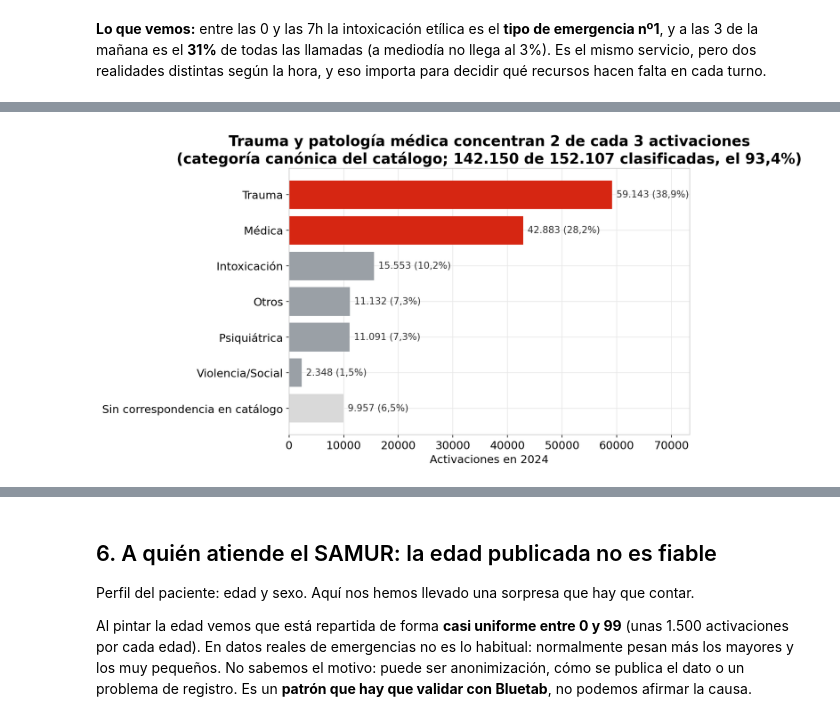
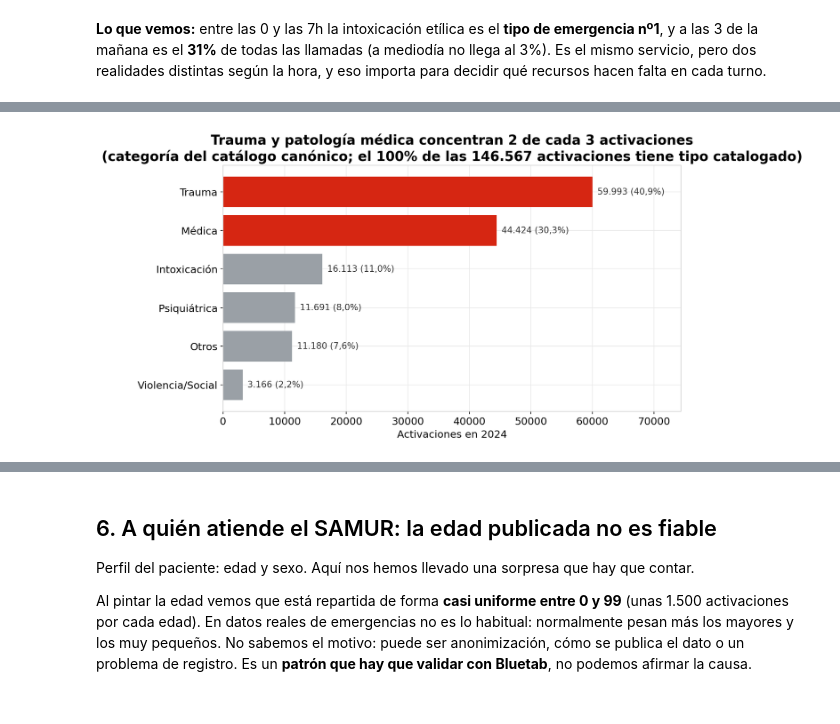
Before and after one commit to PabloCarreras7/Project-UC3M, a Jupyter notebook: data_viz/analisis_socioeconomico_distritos_y_activaciones.ipynb, the cells around one changed output, grey strips where cells are left out. Cells and saved outputs as stored; diff of their text form; code cells hidden in the pictures.

Commit message:
Adaptación del 1.3 a la nueva limpieza de activaciones

```diff
--- a/data_viz/analisis_socioeconomico_distritos_y_activaciones.ipynb
+++ b/data_viz/analisis_socioeconomico_distritos_y_activaciones.ipynb
@@ -272,25 +221,24 @@ La prioridad del evento coincide con la prioridad base del tipo en el 38.0% de l
 # %%
 total = len(act)
 por_cat = act['categoria_correcta'].value_counts()
-etiquetas = list(por_cat.index) + ['Sin correspondencia en catálogo']
-valores = list(por_cat.values) + [int((~clasificada).sum())]
-colores = [ROJO if e in ('Trauma', 'Médica') else ('#d9d9d9' if e.startswith('Sin') else GRIS)
-           for e in etiquetas]
+etiquetas = list(por_cat.index)
+valores = list(por_cat.values)
+colores = [ROJO if e in ('Trauma', 'Médica') else GRIS for e in etiquetas]
 
 fig, ax = plt.subplots(figsize=(10, 5.8))
 ax.barh(range(len(etiquetas)), valores[::-1], color=colores[::-1])
 ax.set_yticks(range(len(etiquetas)))
-ax.set_yticklabels([(e if e != 'Sin correspondencia en catálogo' else 'Sin correspondencia en catálogo') for e in etiquetas][::-1])
+ax.set_yticklabels(etiquetas[::-1])
 for i, v in enumerate(valores[::-1]):
     etiqueta_valor = f"{v:,}".replace(',', '.') + ' (' + f"{v/total*100:.1f}".replace('.', ',') + '%)'
     ax.text(v + 800, i, etiqueta_valor, va='center', fontsize=11, color='#333333')
 ax.set_xlabel('Activaciones en 2024')
 ax.set_title('Trauma y patología médica concentran 2 de cada 3 activaciones\n'
-             '(categoría canónica del catálogo; 142.150 de 152.107 clasificadas, el 93,4%)')
+             '(categoría del catálogo canónico; el 100% de las 146.567 activaciones tiene tipo catalogado)')
 ax.set_xlim(0, max(valores) * 1.24)
 plt.tight_layout()
 plt.savefig('graficos_eda/activaciones_por_categoria.png', bbox_inches='tight')
 plt.show()
 # %% [output]
-[figure, old version]
+[figure, new version]
 # %% [markdown]
```
Also changed, not shown: parts of 32 cells of this notebook, 48 other files.
